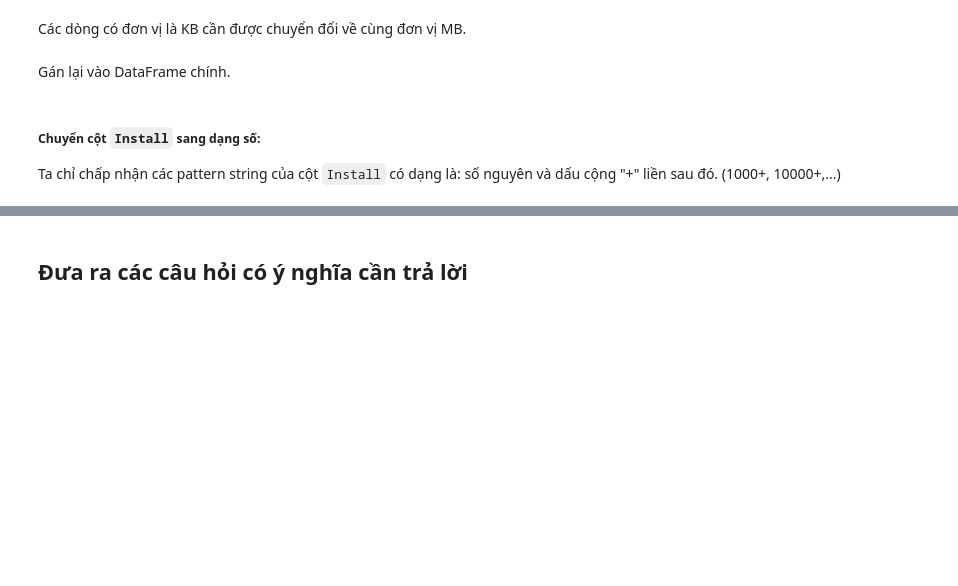
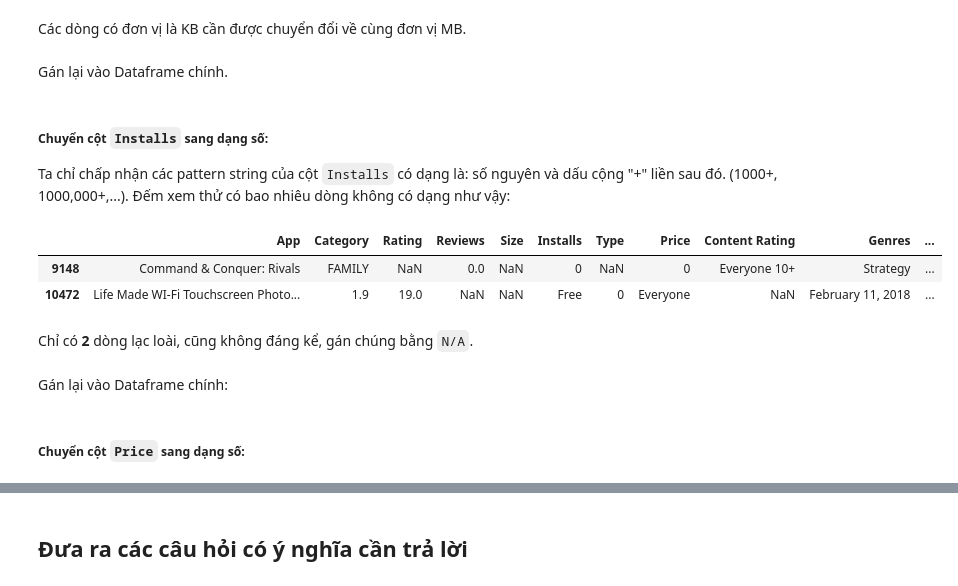
Before and after one commit to ldtpvince/P4DS_FINAL_PJ, a Jupyter notebook: 18120143-18120512.ipynb, the cells around one changed output, grey strips where cells are left out. Saved outputs shown, nothing was run; the diff lists cells and outputs as text; code cells hidden in the pictures; blank space fills up the shorter version.

```diff
--- a/18120143-18120512.ipynb
+++ b/18120143-18120512.ipynb
@@ -201,9 +194,18 @@ Các dòng có đơn vị là KB cần được chuyển đổi về cùng đơn
 # %%
 size_nums[gps_df['Size'].str[-1]=='k'] *= 0.001
 # %% [markdown]
-Gán lại vào DataFrame chính.
+Gán lại vào Dataframe chính.
 # %%
 gps_df['Size'] = size_nums
 # %% [markdown]
-##### Chuyển cột `Install` sang dạng số:
-Ta chỉ chấp nhận các pattern string của cột `Install` có dạng là: số nguyên và dấu cộng "+" liền sau đó. (1000+, 10000+,...)
+##### Chuyển cột `Installs` sang dạng số:
+Ta chỉ chấp nhận các pattern string của cột `Installs` có dạng là: số nguyên và dấu cộng "+" liền sau đó. (1000+, 1000,000+,...). Đếm xem thử có bao nhiêu dòng không có dạng như vậy:
+# %%
+out_of_pattern_rows = gps_df['Installs'].str.replace(',','').str.extract(r'((?:\d+[+]))', expand=False).isna()
+gps_df[out_of_pattern_rows]
+# %% [output]
+|  | App | Category | Rating | Reviews | Size | Installs | Type | Price | Content Rating | Genres | ... |
+| 9148 | Command & Conquer: Rivals | FAMILY | NaN | 0.0 | NaN | 0 | NaN | 0 | Everyone 10+ | Strategy | ... |
+| 10472 | Life Made WI-Fi Touchscreen Photo... | 1.9 | 19.0 | NaN | NaN | Free | 0 | Everyone | NaN | February 11, 2018 | ... |
+# %% [markdown]
+Chỉ có **2** dòng lạc loài, cũng không đáng kể, gán chúng bằng `N/A`.
@@ -209,0 +214,2 @@ Ta chỉ chấp nhận các pattern string của cột `Install` có dạng là:
+# %% [markdown]
+Gán lại vào Dataframe chính:
@@ -209,0 +219,2 @@ Ta chỉ chấp nhận các pattern string của cột `Install` có dạng là:
+# %% [markdown]
+##### Chuyển cột `Price` sang dạng số:
```
Also changed, not shown: parts of 53 cells of this notebook, 1 other file.
